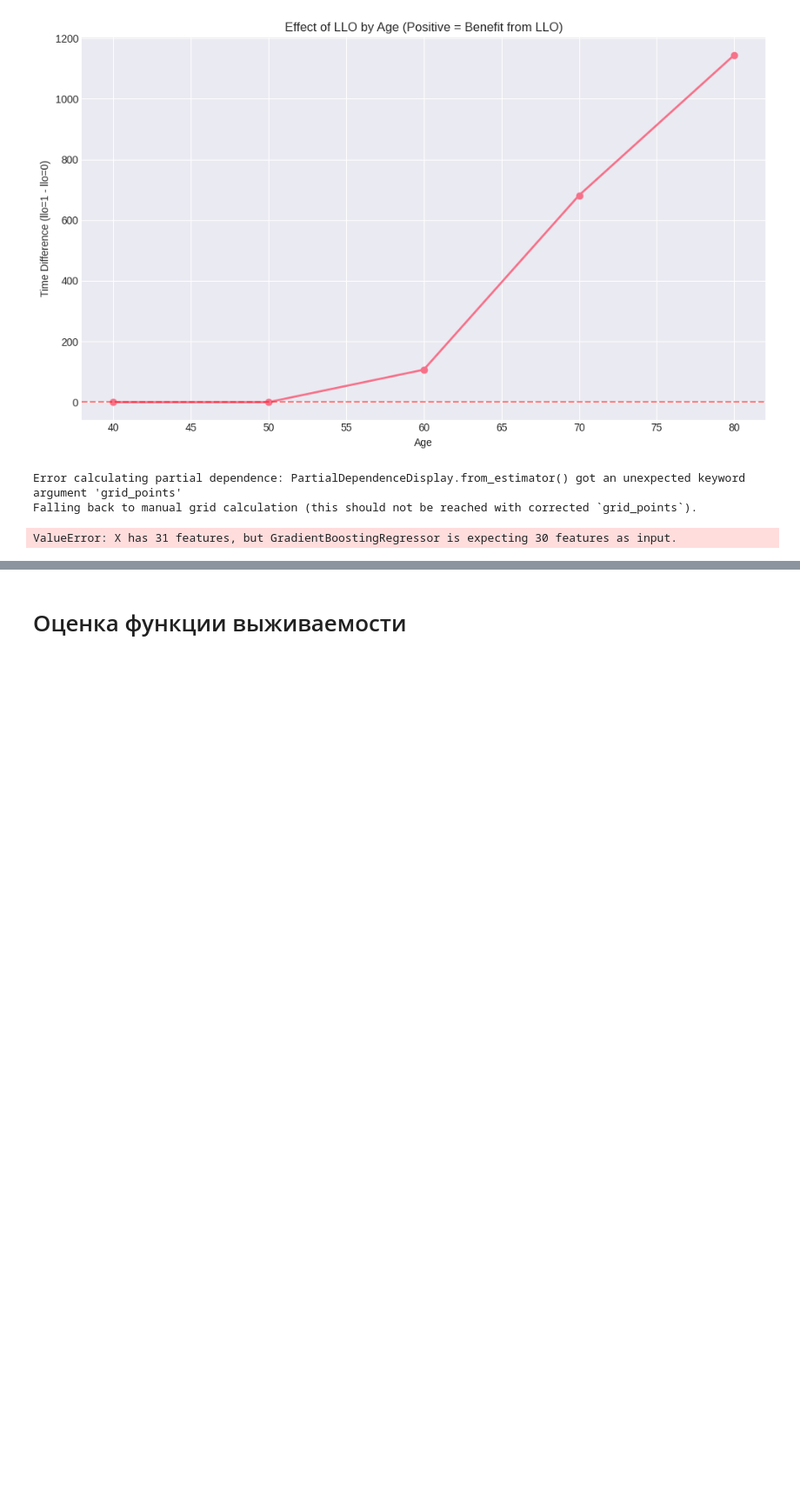
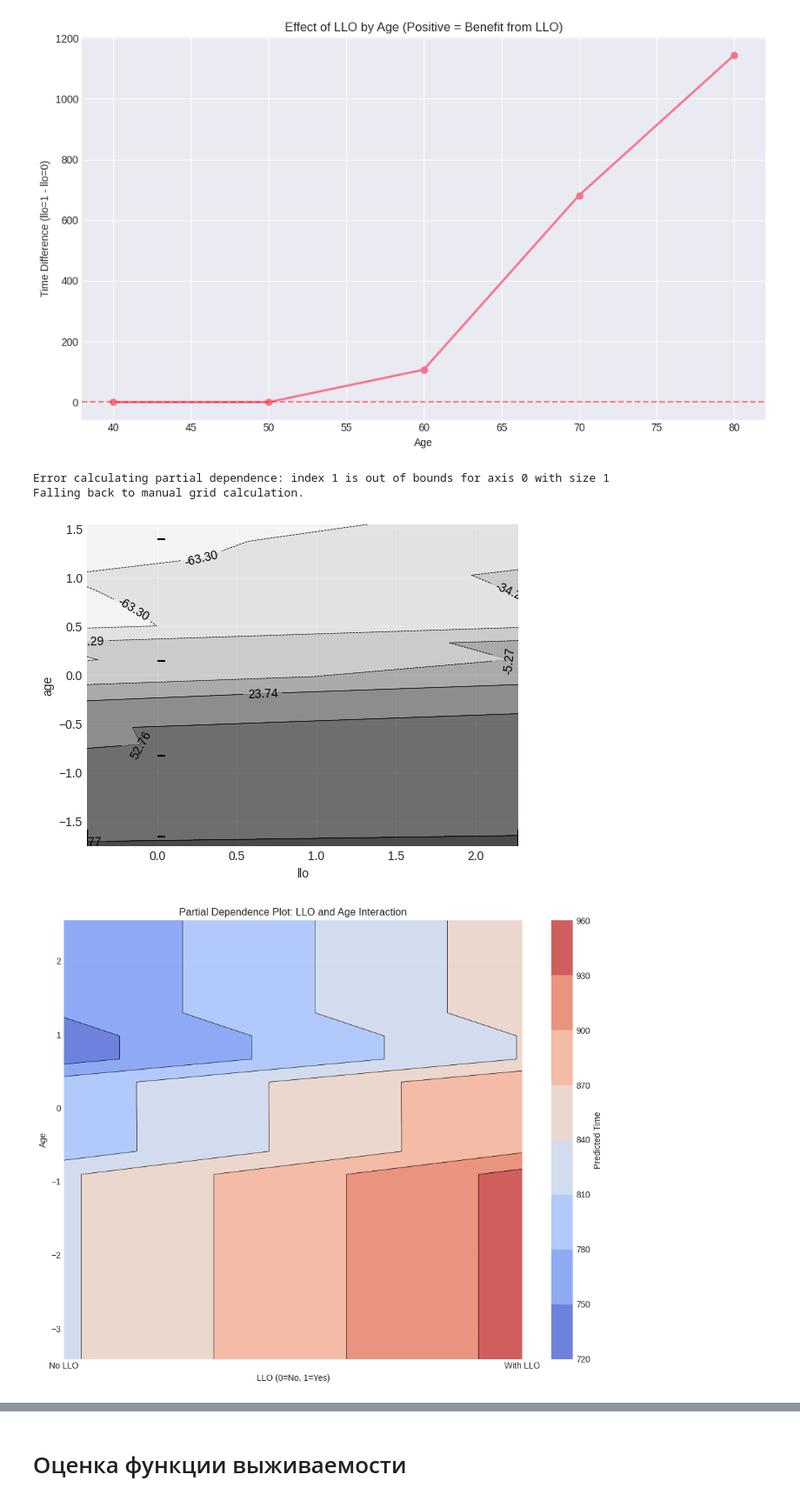
Before and after one commit to D2718281828nis/BioMedAI-Heart-Desease-LifeTime-Forecast, a Jupyter notebook: Analyse_LLO_feature_importance.ipynb, the cells around one changed output, grey strips where cells are left out. Shown at 87% size. Drawn from its saved outputs; the diff is of its cells as text; code cells hidden in the pictures; blank space fills up the shorter version.

```diff
--- a/Analyse_LLO_feature_importance.ipynb
+++ b/Analyse_LLO_feature_importance.ipynb
@@ -115,7 +115,12 @@ Name: count, dtype: int64
 Total samples after upsampling: 2708
 # %%
 y = df_upsampled['time']
-X = df_upsampled.drop(['time','target'], axis=1)
+# Explicitly create a list of columns to drop for the regression features
+columns_to_drop_for_regressor = ['time', 'target']
+if 'age_group' in df_upsampled.columns:
+    columns_to_drop_for_regressor.append('age_group')
+X = df_upsampled.drop(columns=columns_to_drop_for_regressor)
+
 # Store the feature names that gb_reg was trained on
 original_gb_reg_features = X.columns.tolist()
 
@@ -963,17 +968,15 @@ try:
         gb_reg,
         X_train_sc_df,
         features=[('llo', 'age')],
-        grid_resolution={'age': 20},
+        grid_resolution=20,
         kind='average',
         n_jobs=2
     )
 
-    # Extract the partial dependence values and grid points
-    pdp_result_tuple = display.pd_results_[0]
-
-    llo_values = pdp_result_tuple.axes[0].values
-    age_values = pdp_result_tuple.axes[1].values
-    pdp_values = pdp_result_tuple.average
+    # Extract the partial dependence values and grid points from the display object
+    llo_values = display.axes_[0] # Grid points for the first feature ('llo')
+    age_values = display.axes_[1] # Grid points for the second feature ('age')
+    pdp_values = display.pd_values_[0] # Partial dependence values (2D array)
 
 except Exception as e:
     print(f"Error calculating partial dependence: {e}")
@@ -1017,33 +1020,34 @@ ax.set_xticklabels(['No LLO', 'With LLO'])
 plt.tight_layout()
 plt.show()
 
 # Create a 3D visualization for better understanding
 try:
     from mpl_toolkits.mplot3d import Axes3D
 
     fig = plt.figure(figsize=(12, 8))
     ax = fig.add_subplot(111, projection='3d')
 
     # For plot_surface, X_grid, Y_grid, Z_grid should all have the same shape (M, N)
     # If llo_values are on X and age_values are on Y, then X_grid, Y_grid are already prepared by meshgrid
     X_grid, Y_grid = np.meshgrid(llo_values, age_values)
     Z_grid = pdp_values.T # Transpose needed for consistency with meshgrid and how plot_surface expects it
 
     # Plot surface
     surf = ax.plot_surface(X_grid, Y_grid, Z_grid, cmap='coolwarm', alpha=0.8)
     ax.set_xlabel('LLO Status')
     ax.set_ylabel('Age')
     ax.set_zlabel('Predicted Time')
     ax.set_title('3D Partial Dependence: LLO and Age Interaction')
     ax.view_init(elev=20, azim=35)
 
     # Add colorbar
     fig.colorbar(surf, ax=ax, shrink=0.5, aspect=5)
     plt.tight_layout()
     plt.show()
 except ImportError:
     print("Could not create 3D plot. mpl_toolkits.mplot3d not available.")
 # %% [output]
-Error calculating partial dependence: PartialDependenceDisplay.from_estimator() got an unexpected keyword argument 'grid_points'
-Falling back to manual grid calculation (this should not be reached with corrected `grid_points`).
+Error calculating partial dependence: index 1 is out of bounds for axis 0 with size 1
+Falling back to manual grid calculation.
-ValueError: X has 31 features, but GradientBoostingRegressor is expecting 30 features as input.
+[figure, added]
+[figure, added]
```
Also changed, not shown: parts of 1 cell of this notebook.
